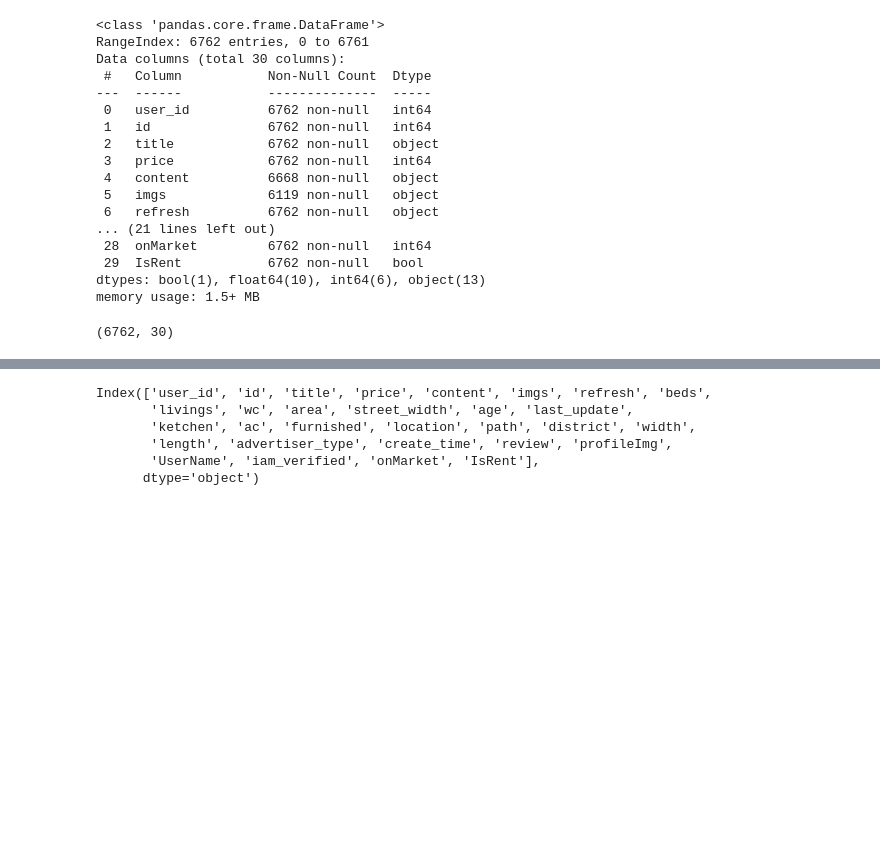
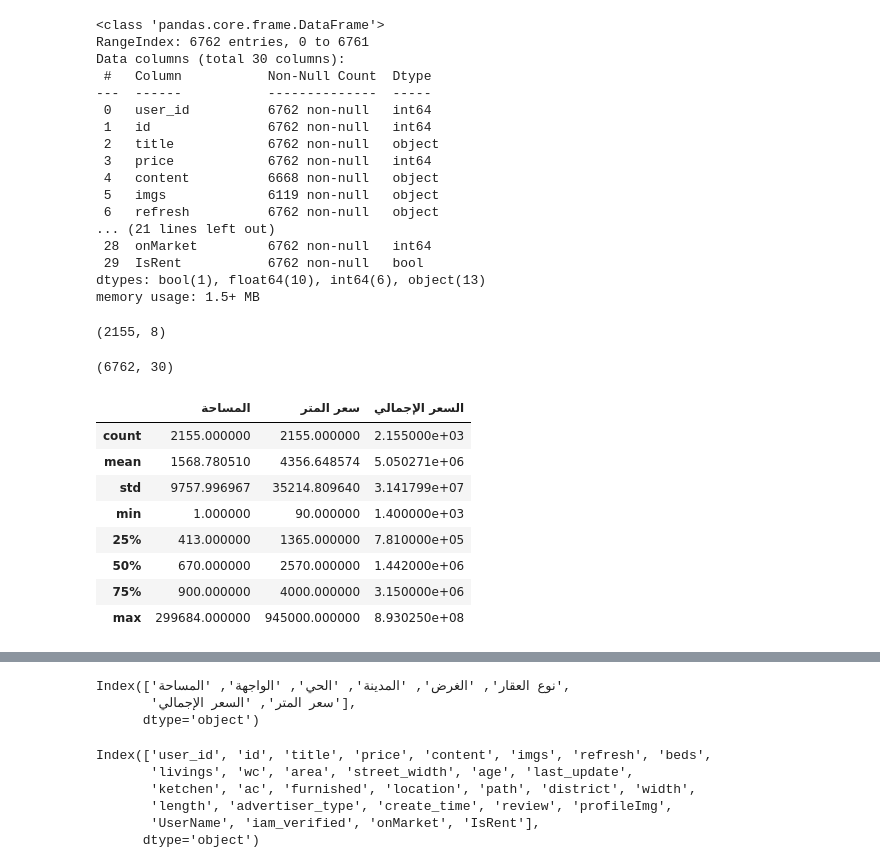
Before and after one commit to RandHamoud/Project3, a Jupyter notebook: Project3.ipynb, the cells around one changed output, grey strips where cells are left out. Cells and saved outputs as stored; diff of their text form; code cells hidden in the pictures; blank space fills up the shorter version.

```diff
--- a/Project3.ipynb
+++ b/Project3.ipynb
@@ -329,10 +75,26 @@ Data columns (total 30 columns):
  29  IsRent           6762 non-null   bool
 dtypes: bool(1), float64(10), int64(6), object(13)
 memory usage: 1.5+ MB
+# %%
+land.shape
+# %% [output]
+(2155, 8)
 # %%
 real_estate.shape
 # %% [output]
 (6762, 30)
+# %%
+land.describe()
+# %% [output]
+|  | المساحة | سعر المتر | السعر الإجمالي |
+| count | 2155.000000 | 2155.000000 | 2.155000e+03 |
+| mean | 1568.780510 | 4356.648574 | 5.050271e+06 |
+| std | 9757.996967 | 35214.809640 | 3.141799e+07 |
+| min | 1.000000 | 90.000000 | 1.400000e+03 |
+| 25% | 413.000000 | 1365.000000 | 7.810000e+05 |
+| 50% | 670.000000 | 2570.000000 | 1.442000e+06 |
+| 75% | 900.000000 | 4000.000000 | 3.150000e+06 |
+| max | 299684.000000 | 945000.000000 | 8.930250e+08 |
 # %%
 real_estate.describe()
 # %% [output]
@@ -345,6 +107,12 @@ real_estate.describe()
 | 50% | 1.203756e+06 | 4.528259e+06 | 35000.000000 | 3.000000 | 1.000000 | 2.000000 | 1.450000e+02 | 20.000000 | 1.000000 | 1.000000 | ... |
 | 75% | 2.072661e+06 | 4.573634e+06 | 55000.000000 | 3.000000 | 1.000000 | 3.000000 | 1.800000e+02 | 30.000000 | 4.000000 | 1.000000 | ... |
 | max | 2.685054e+06 | 4.600241e+06 | 450000.000000 | 7.000000 | 5.000000 | 5.000000 | 1.111110e+07 | 100.000000 | 36.000000 | 1.000000 | ... |
+# %%
+land.columns
+# %% [output]
+Index(['نوع العقار', 'الغرض', 'المدينة', 'الحي', 'الواجهة', 'المساحة',
+       'سعر المتر', 'السعر الإجمالي'],
+      dtype='object')
 # %%
 real_estate.columns
 # %% [output]
```
Also changed, not shown: parts of 95 cells of this notebook.
